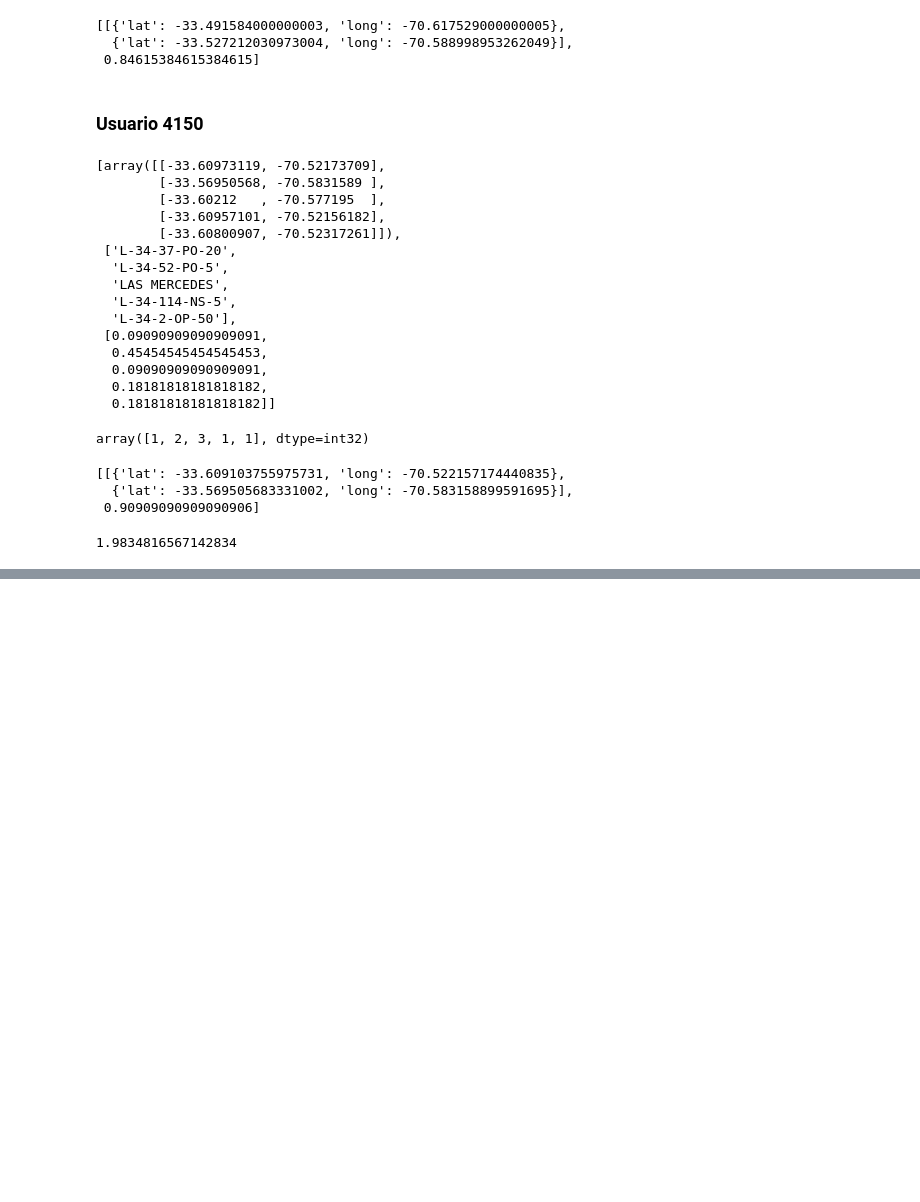
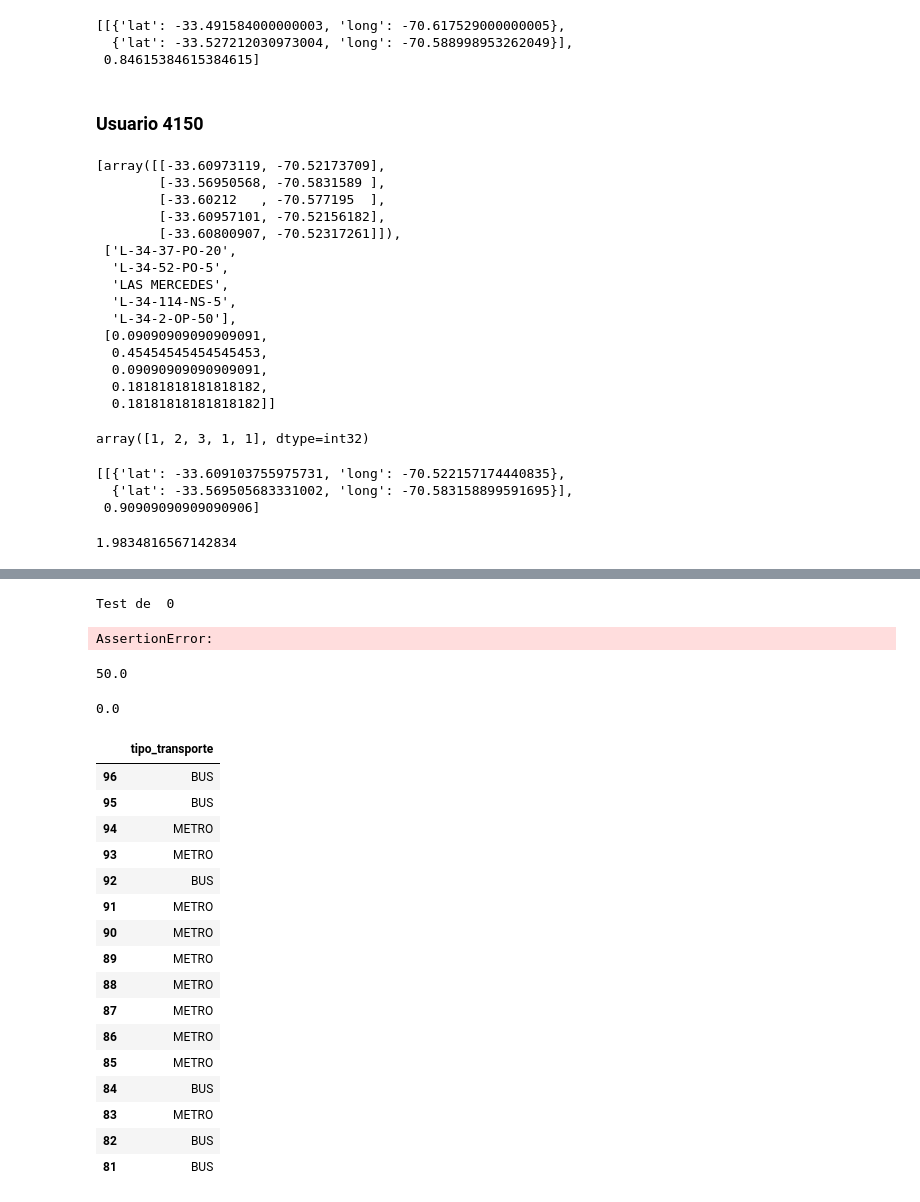
Before and after one commit to cinai/identification-algorithms, a Jupyter notebook: Algoritmo 3/Feature Extractor Machine.ipynb, the cells around one changed output, grey strips where cells are left out. Cells and saved outputs as stored; diff of their text form; code cells hidden in the pictures; blank space fills up the shorter version.

```diff
--- a/Algoritmo 3/Feature Extractor Machine.ipynb
+++ b/Algoritmo 3/Feature Extractor Machine.ipynb
@@ -357,0 +425,56 @@ window
+# %%
+counter = 0
+for test_seq in test_sequences:
+    a = borrador.get_features(test_seq)
+    print "Test de ", counter
+    assert tfe.get_mean_shortest_activity_length(test_seq) == a[0]
+    assert tfe.get_mean_longest_activity_length(test_seq) == a[1]
+    assert tfe.get_traveled_distance(test_seq) == a[2]
+    assert tfe.get_maximum_travel_distance(test_seq) == a[3]
+    assert tfe.get_minimum_travel_distance(test_seq) == a[4]
+    assert tfe.get_radius_of_gyration(test_seq) == a[5]
+    assert tfe.get_unc_entropy(test_seq) == a[6]
+    assert tfe.get_random_entropy(test_seq) == a[7]
+    assert tfe.get_percentage_different_last_origin(test_seq) == a[8]
+    assert tfe.get_percentage_different_first_origin(test_seq) == a[9]
+    assert tfe.get_card_type(test_seq) == a[10]
+    assert tfe.get_mean_start_time_first_trip(test_seq) == a[11]
+    assert tfe.get_mean_start_time_last_trip(test_seq) == a[12]
+    assert tfe.get_n_days_traveled(test_seq) == a[13]
+    assert tfe.get_n_days_traveled_before_stop(test_seq) == a[14]
+    assert tfe.get_frequence_regularity(test_seq) == a[15]
+    assert tfe.get_percentage_bus_exclusive_days(test_seq) == a[16]
+    assert tfe.get_percentage_rail_exclusive_days(test_seq) == a[17]
+    assert tfe.get_percentage_bus_trips(test_seq) == a[18]
+    counter += 1
+# %% [output]
+Test de  0
+AssertionError:
+# %%
+tfe.get_percentage_rail_exclusive_days(test_sequence_5)
+# %% [output]
+50.0
+# %%
+the_vectors[0][17]
+# %% [output]
+0.0
+# %%
+test_sequence_5[['tipo_transporte']]
+# %% [output]
+|  | tipo_transporte |
+| 96 | BUS |
+| 95 | BUS |
+| 94 | METRO |
+| 93 | METRO |
+| 92 | BUS |
+| 91 | METRO |
+| 90 | METRO |
+| 89 | METRO |
+| 88 | METRO |
+| 87 | METRO |
+| 86 | METRO |
+| 85 | METRO |
+| 84 | BUS |
+| 83 | METRO |
+| 82 | BUS |
+| 81 | BUS |
```
Also changed, not shown: parts of 14 cells of this notebook, 6 other files.
